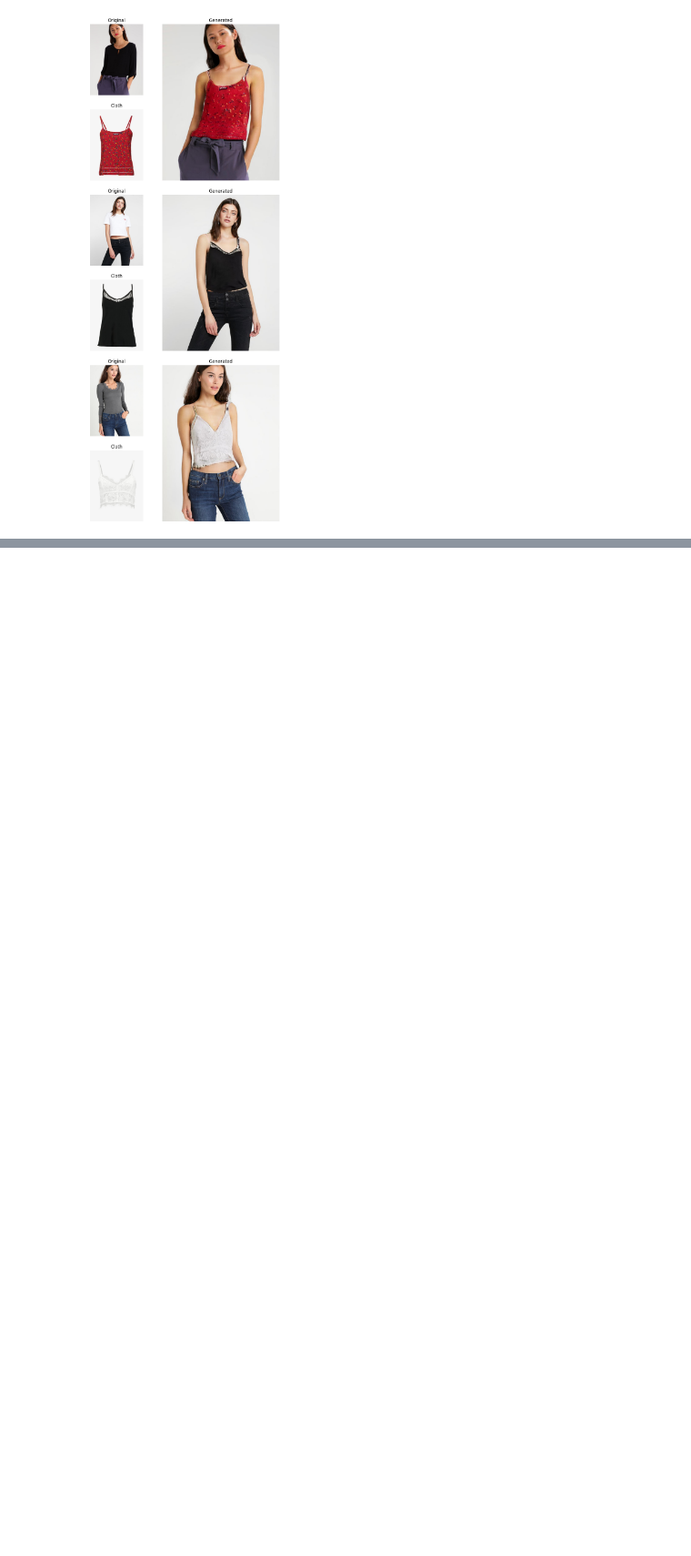
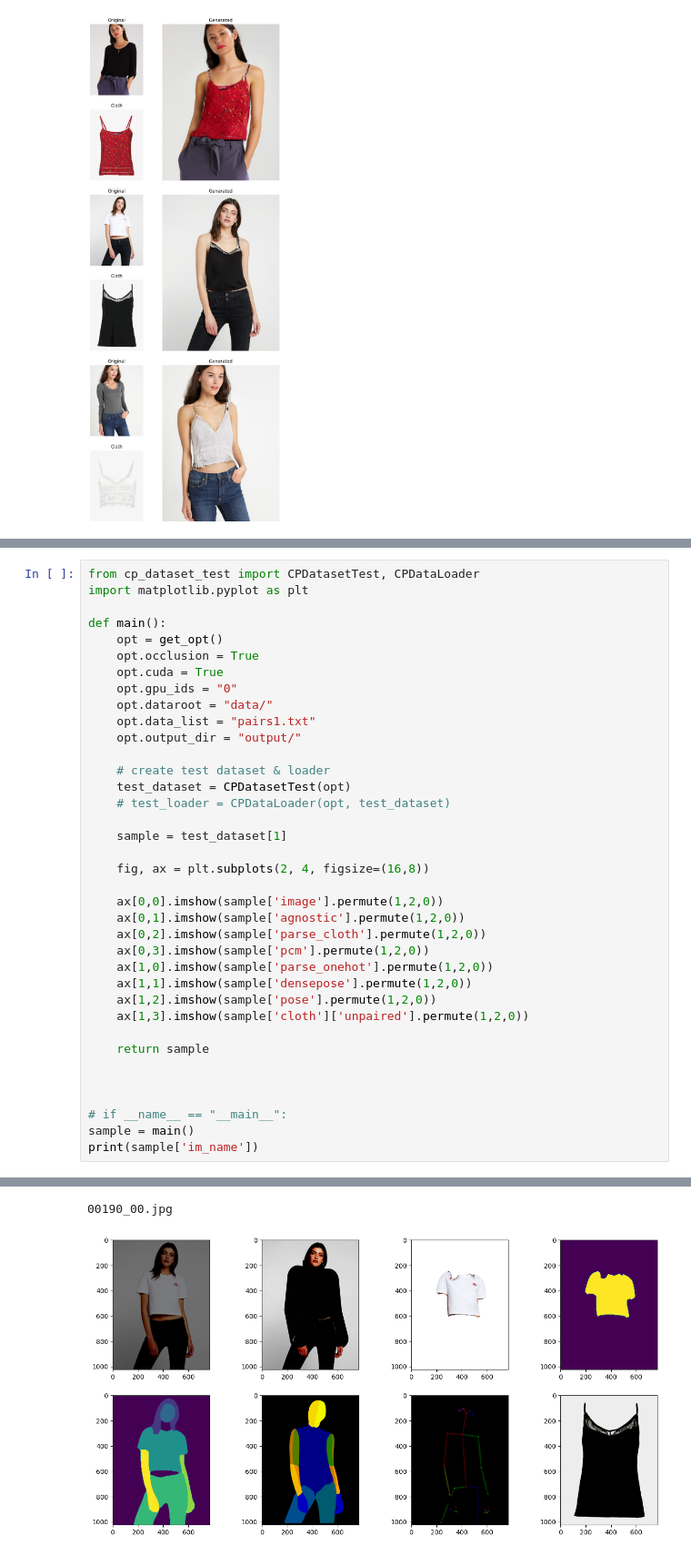
Before and after one commit to YasinSharifbeigy/HR-VITON, a Jupyter notebook: Test.ipynb, the cells around one changed output, grey strips where cells are left out. Shown at 91% size. Drawn from its saved outputs; the diff is of its cells as text; blank space fills up the shorter version.

```diff
--- a/Test.ipynb
+++ b/Test.ipynb
@@ -50,0 +136,38 @@ for idx in tqdm(range(len(image)), total=len(image), desc="Processing images"):
+# %%
+from cp_dataset_test import CPDatasetTest, CPDataLoader
+import matplotlib.pyplot as plt
+
+def main():
+    opt = get_opt()
+    opt.occlusion = True
+    opt.cuda = True
+    opt.gpu_ids = "0"
+    opt.dataroot = "data/"
+    opt.data_list = "pairs1.txt"
+    opt.output_dir = "output/"
+
+    # create test dataset & loader
+    test_dataset = CPDatasetTest(opt)
+    # test_loader = CPDataLoader(opt, test_dataset)
+
+    sample = test_dataset[1]
+
+    fig, ax = plt.subplots(2, 4, figsize=(16,8))
+
+    ax[0,0].imshow(sample['image'].permute(1,2,0))
+    ax[0,1].imshow(sample['agnostic'].permute(1,2,0))
+    ax[0,2].imshow(sample['parse_cloth'].permute(1,2,0))
+    ax[0,3].imshow(sample['pcm'].permute(1,2,0))
+    ax[1,0].imshow(sample['parse_onehot'].permute(1,2,0))
+    ax[1,1].imshow(sample['densepose'].permute(1,2,0))
+    ax[1,2].imshow(sample['pose'].permute(1,2,0))
+    ax[1,3].imshow(sample['cloth']['unpaired'].permute(1,2,0))
+
+    return sample
+
+
+
+# if __name__ == "__main__":
+sample = main()
+print(sample['im_name'])
+# %% [output]
@@ -50,0 +180,2 @@ for idx in tqdm(range(len(image)), total=len(image), desc="Processing images"):
+00190_00.jpg
+[figure, added]
```
Also changed, not shown: parts of 14 cells of this notebook, 1 other file.
